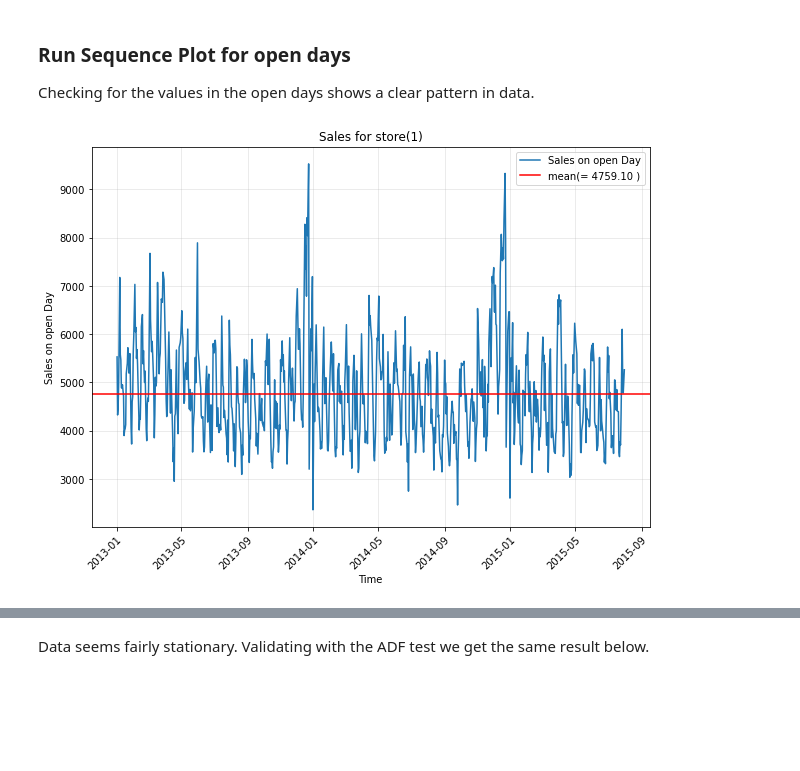
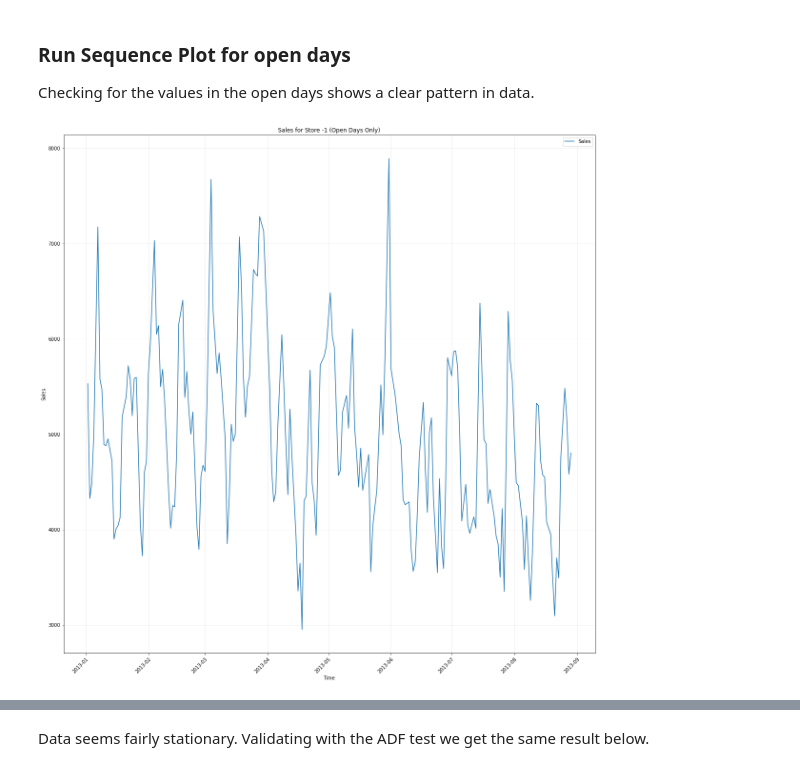
Before and after one commit to aashishpokharel/Time-Series-Sales-Prediction, a Jupyter notebook: Rossman Sales EDA-Single Store.ipynb, the cells around one changed output, grey strips where cells are left out. Drawn from its saved outputs; the diff is of its cells as text; code cells hidden in the pictures; blank space fills up the shorter version.

```diff
--- a/Rossman Sales EDA-Single Store.ipynb
+++ b/Rossman Sales EDA-Single Store.ipynb
@@ -114,7 +118,7 @@ def run_sequence_plot (x, y, title ,  mean_line = False, xlabel="time", ylabel="
     returns: y
         Line plot
     """
-    plt.figure(figsize =(10 ,7))
+    plt.figure(figsize =(20 ,20))
     sns.lineplot(x, y,  label = ylabel)
     if(mean_line  == True):
         plt.axhline(y=np.nanmean(y), color = "red", label = f'mean(= {np.nanmean(y):.2f} )')
@@ -171,12 +208,12 @@ run_sequence_plot(x = first_store.index,
 ###  Run Sequence Plot for open days
 Checking for the values in the open days shows a clear pattern in data.
 # %%
-run_sequence_plot(x = first_store_open.index,
-                  y = first_store_open['Sales'],
-                  title = "Sales for store(1)",
-                  mean_line = True, xlabel = 'Time', ylabel = 'Sales on open Day')
+run_sequence_plot(x = first_store_open.index[-200:],
+                  y = first_store_open['Sales'][-200:],
+                  title = "Sales for Store -1 (Open Days Only)",
+                  mean_line = False, xlabel = 'Time', ylabel = 'Sales')
 # %% [output]
-[figure, old version]
+[figure, new version]
 # %%
 run_sequence_plot(x = first_store_open.index,
                   y = first_store_open['Customers'],
```
Also changed, not shown: parts of 26 cells of this notebook.
